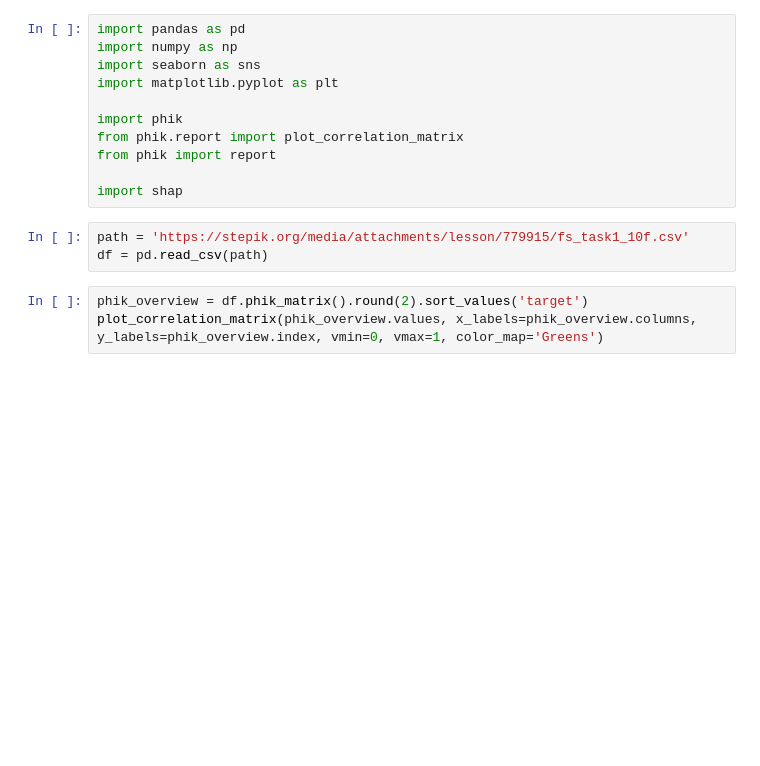
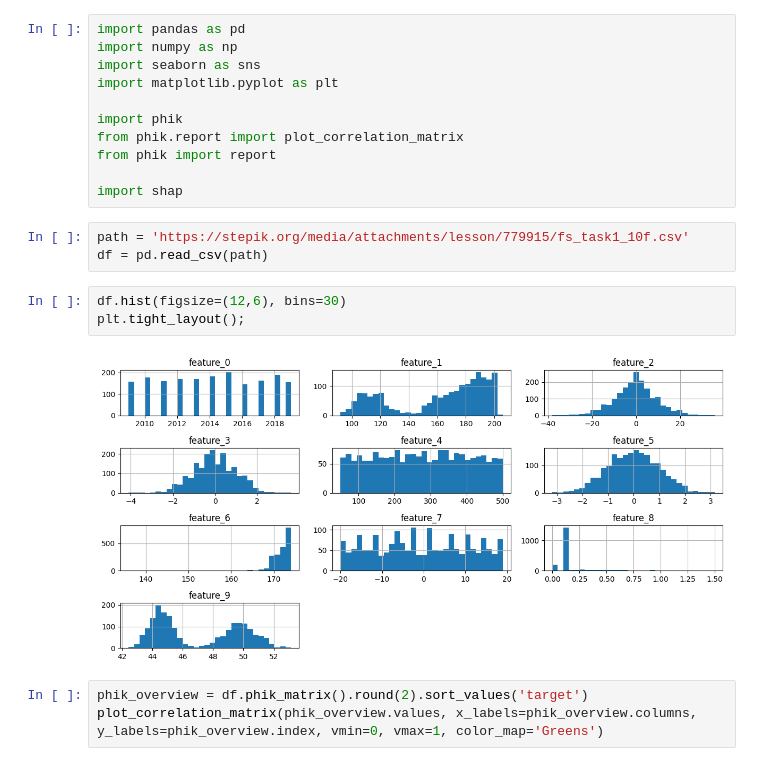
Before and after one commit to meshvedov/competition-ds, a Jupyter notebook: 3_3_Feature_Selection_HW.ipynb, the cells around one changed output. Cells and saved outputs as stored; diff of their text form; blank space fills up the shorter version.

```diff
--- a/3_3_Feature_Selection_HW.ipynb
+++ b/3_3_Feature_Selection_HW.ipynb
@@ -12,6 +12,11 @@ import shap
 # %%
 path = 'https://stepik.org/media/attachments/lesson/779915/fs_task1_10f.csv'
 df = pd.read_csv(path)
+# %%
+df.hist(figsize=(12,6), bins=30)
+plt.tight_layout();
+# %% [output]
+[figure, added]
 # %%
 phik_overview = df.phik_matrix().round(2).sort_values('target')
 plot_correlation_matrix(phik_overview.values, x_labels=phik_overview.columns, y_labels=phik_overview.index, vmin=0, vmax=1, color_map='Greens')
```
Also changed, not shown: parts of 12 cells of this notebook.
